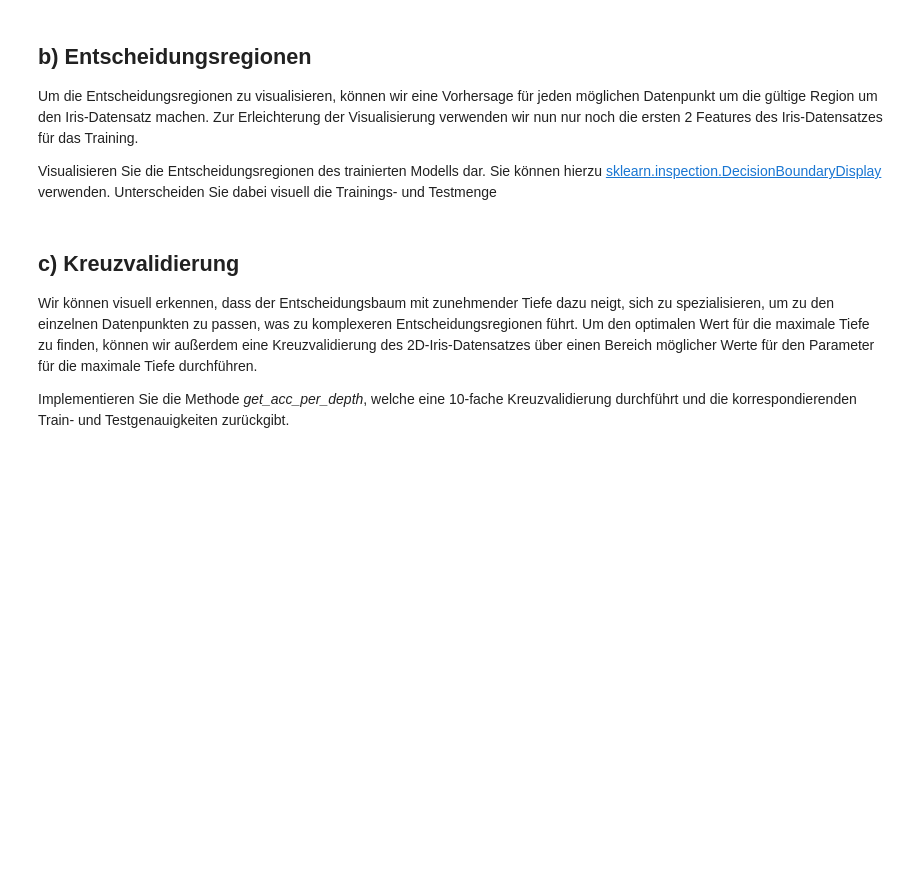
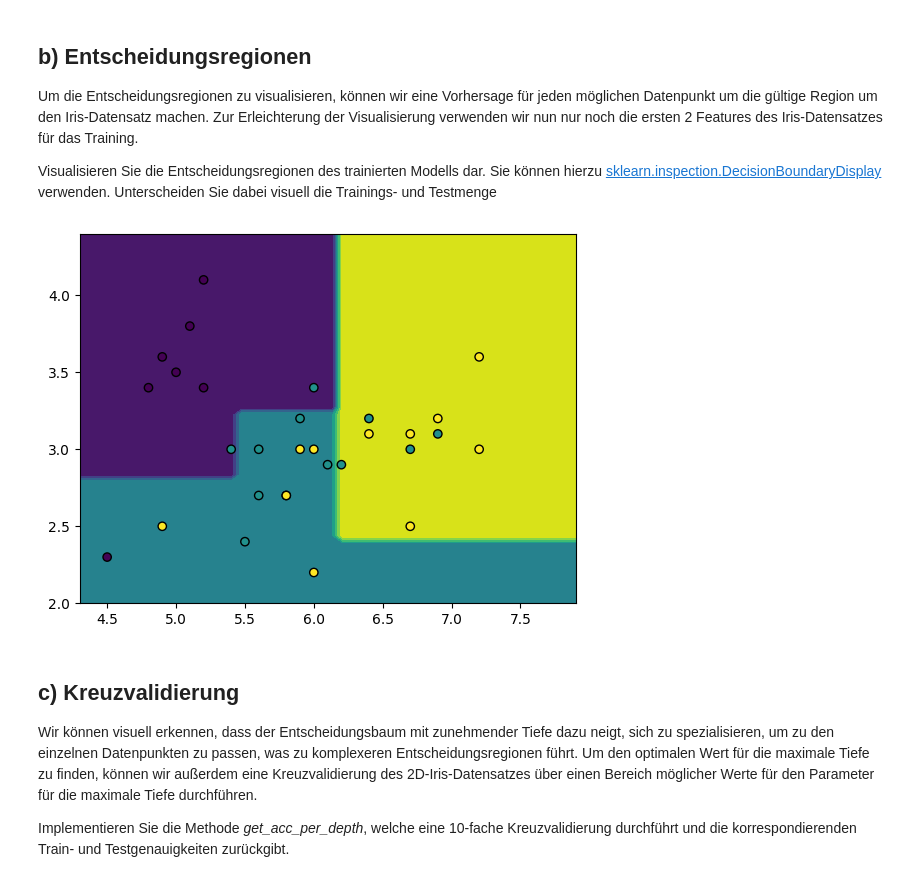
Before and after one commit to dissgod99/Data-Mining-and-Machine-Learning-SS23, a Jupyter notebook: H4_Decision_Trees/04_Vorlage.ipynb, the cells around one changed output. Saved outputs shown, nothing was run; the diff lists cells and outputs as text; code cells hidden in the pictures; blank space fills up the shorter version.

Commit message:
Plot Decision Boundaries

```diff
--- a/H4_Decision_Trees/04_Vorlage.ipynb
+++ b/H4_Decision_Trees/04_Vorlage.ipynb
@@ -96,3 +94,28 @@ clf = clf.fit(X_train, y_train)
+# %%
+# Plot the decision boundaries
+def plot_decision_boundaries(X_train, y_train, X_test, y_test) -> None:
+
+    f1, f2 = np.meshgrid(
+        np.linspace(X_train[:, 0].min(), X_train[:, 0].max()),
+        np.linspace(X_train[:, 1].min(), X_train[:, 1].max())
+    )
+    grid = np.vstack([f1.ravel(), f2.ravel()]).T
+
+    y_pred = np.reshape(clf.predict(grid), f1.shape)
+
+    display = DecisionBoundaryDisplay(
+        xx0=f1,
+        xx1=f2,
+        response=y_pred
+    )
+
+    display.plot()
+
+    display.ax_.scatter(X_test[:, 0], X_test[:, 1], c=y_test, edgecolor="black")
+# %%
+plot_decision_boundaries(X_train, y_train, X_test, y_test)
+# %% [output]
+[figure, added]
 # %% [markdown]
 ## c) Kreuzvalidierung
 
```
Also changed, not shown: parts of 1 cell of this notebook.
